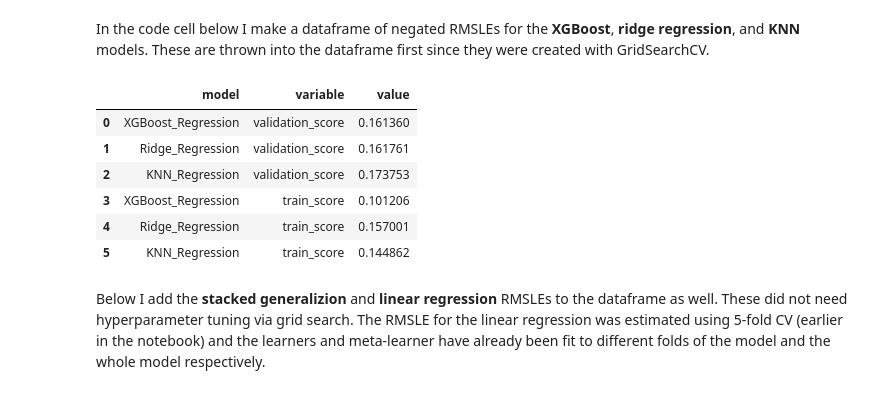
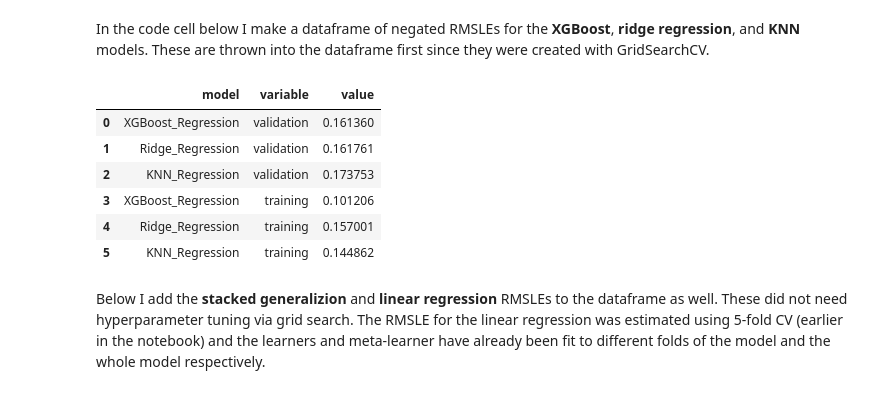
Before and after one commit to JWThacker/Kaggle-Competition-House-Prices, a Jupyter notebook: modeling.ipynb, the cells around one changed output. Drawn from its saved outputs; the diff is of its cells as text; code cells hidden in the pictures.

```diff
--- a/modeling.ipynb
+++ b/modeling.ipynb
@@ -227,21 +243,21 @@ results_names = ['predicted_xgbr', 'predicted_ridge', 'predicted_knn']
 names = ['XGBoost_Regression', 'Ridge_Regression', 'KNN_Regression']
 for name, obj, rn in zip(names, cross_val_objs, results_names):
     row_to_add = pd.DataFrame({'model': [name],
-                               'validation_score': [np.sqrt(-obj.cv_results_['mean_test_score'].mean())],
-                               'train_score': [np.sqrt(mean_squared_error(results_df['observed'], results_df[rn]))]})
+                               'validation': [np.sqrt(-obj.cv_results_['mean_test_score'].mean())],
+                               'training': [np.sqrt(mean_squared_error(results_df['observed'], results_df[rn]))]})
 
     score_df = pd.concat([score_df, row_to_add], axis=0)
 # %%
-score_df = pd.melt(score_df, id_vars='model', value_vars=['validation_score', 'train_score'])
+score_df = pd.melt(score_df, id_vars='model', value_vars=['validation', 'training'])
 score_df
 # %% [output]
 |  | model | variable | value |
-| 0 | XGBoost_Regression | validation_score | 0.161360 |
-| 1 | Ridge_Regression | validation_score | 0.161761 |
-| 2 | KNN_Regression | validation_score | 0.173753 |
-| 3 | XGBoost_Regression | train_score | 0.101206 |
-| 4 | Ridge_Regression | train_score | 0.157001 |
-| 5 | KNN_Regression | train_score | 0.144862 |
+| 0 | XGBoost_Regression | validation | 0.161360 |
+| 1 | Ridge_Regression | validation | 0.161761 |
+| 2 | KNN_Regression | validation | 0.173753 |
+| 3 | XGBoost_Regression | training | 0.101206 |
+| 4 | Ridge_Regression | training | 0.157001 |
+| 5 | KNN_Regression | training | 0.144862 |
 # %% [markdown]
 Below I add the **stacked generalizion** and **linear regression** RMSLEs to the dataframe as well. These did not need hyperparameter tuning via grid search. The RMSLE for the linear regression was estimated using 5-fold CV (earlier in the notebook) and the learners and meta-learner have already been fit to different folds of the model and the whole model respectively.
 # %%
```
Also changed, not shown: parts of 17 cells of this notebook, 1 other file.
